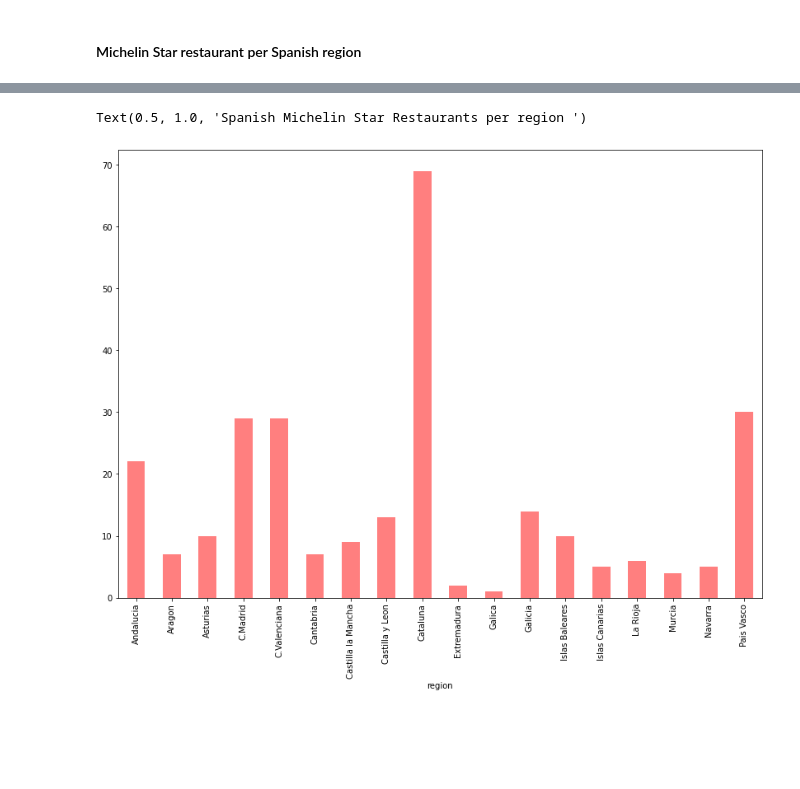
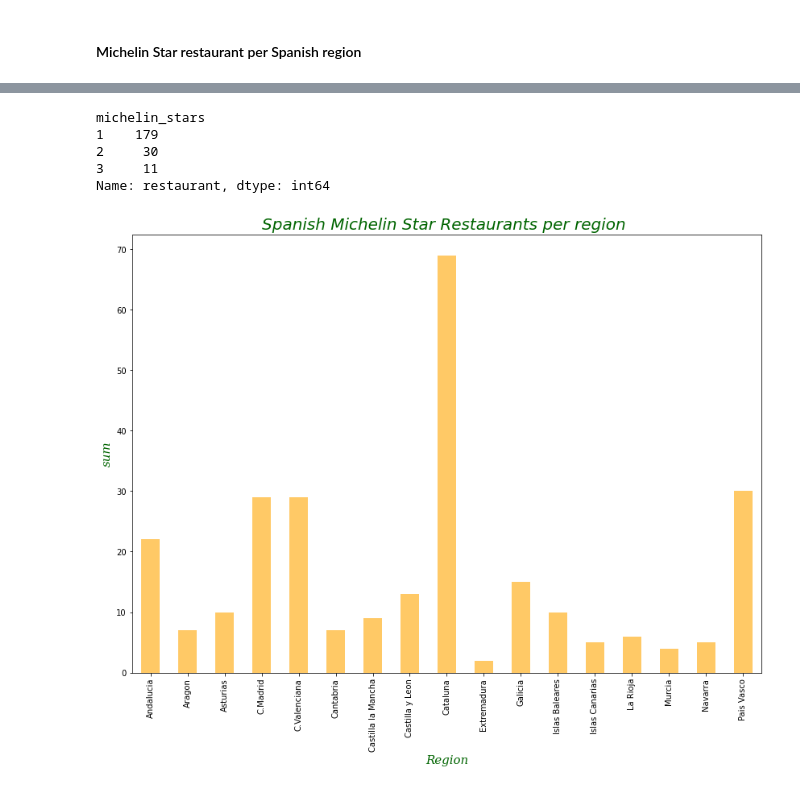
Before and after one commit to angelanavarrog/Michelin-Star-Restaurants-debunking-myths, a Jupyter notebook: Analysis 1: Restaurants/Visualization.ipynb, the cells around one changed output, grey strips where cells are left out. Cells and saved outputs as stored; diff of their text form; code cells hidden in the pictures.

```diff
--- a/Analysis 1: Restaurants/Visualization.ipynb
+++ b/Analysis 1: Restaurants/Visualization.ipynb
@@ -118,11 +99,26 @@ Galica                 1
 Extremadura            1
 Name: region, dtype: int64
+# %%
+restaurants.groupby(['michelin_stars']).count()['restaurant']
+# %% [output]
+michelin_stars
+1    179
+2     30
+3     11
+Name: restaurant, dtype: int64
 # %%
-restaurants.sort_values("region", ascending = True).groupby(['region']).sum()['michelin_stars'].plot(kind='bar',color = 'red',alpha = 0.5,figsize = (14, 10))
+fig, ax = plt.subplots(figsize = (10,20))
+font = {'family': 'serif',
+        'style': 'italic',
+        'color':  'darkgreen',
+        'weight': 'normal',
+        'size': 15,
+        }
+restaurants.sort_values("region", ascending = True).groupby(['region']).sum()['michelin_stars'].plot(kind='bar',color = 'orange',alpha = 0.6 ,figsize = (14, 10))
 ax.set_title('Spanish Michelin Star Restaurants per region ',
-             fontdict = {'fontsize':30, 'color': '#4873ab'})
+             fontdict = {'fontsize':20, 'style': 'italic', 'color': 'darkgreen'})
+plt.xlabel('Region', fontdict=font)
+plt.ylabel('sum', fontdict=font)
+plt.show()
 # %% [output]
-Text(0.5, 1.0, 'Spanish Michelin Star Restaurants per region ')
-[figure, old version]
+[figure, new version]
-# %% [markdown]
-####
```
Also changed, not shown: parts of 30 cells of this notebook, 5 other files.
